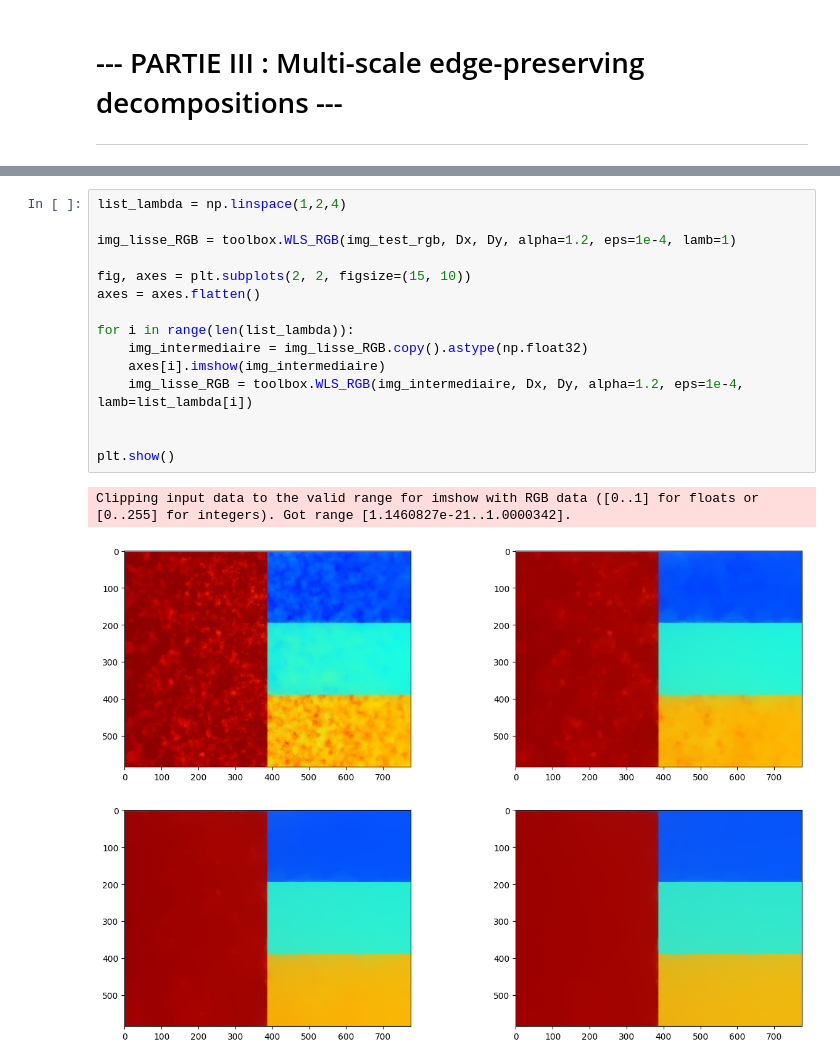
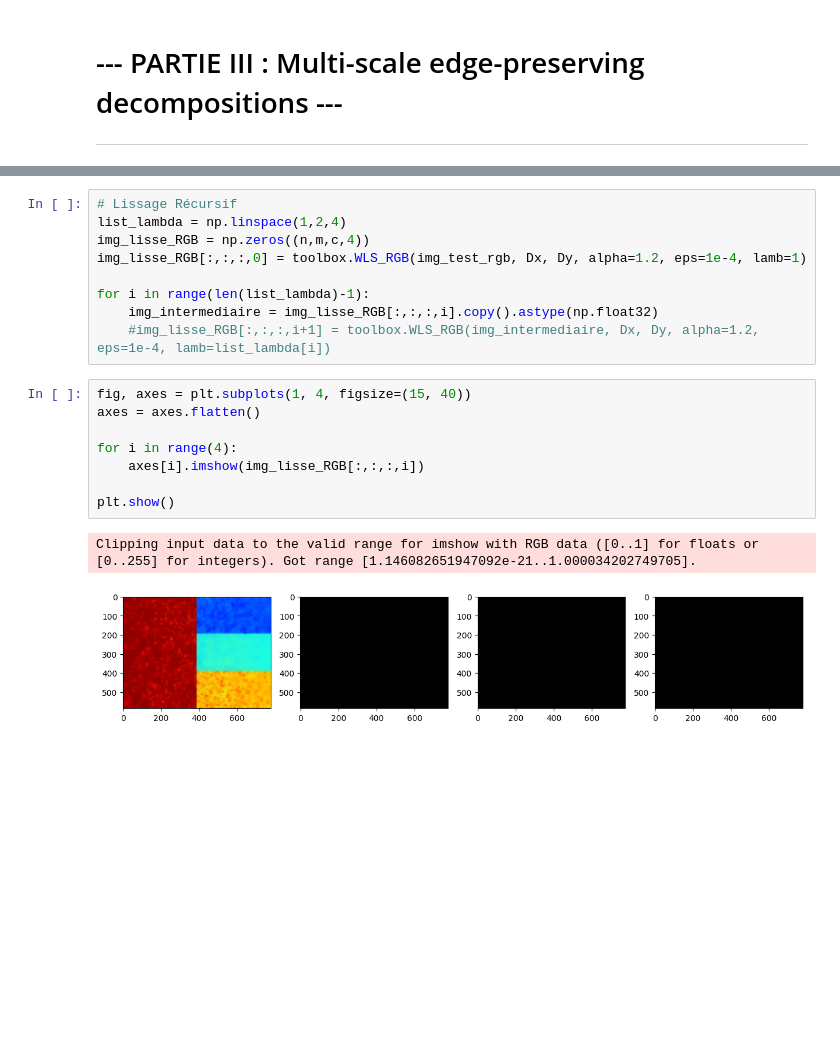
Before and after one commit to OiseauDesNuages/Projet_Image, a Jupyter notebook: projet.ipynb, the cells around one changed output, grey strips where cells are left out. Saved outputs shown, nothing was run; the diff lists cells and outputs as text; blank space fills up the shorter version.

```diff
--- a/projet.ipynb
+++ b/projet.ipynb
@@ -95,18 +88,20 @@ Clipping input data to the valid range for imshow with RGB data ([0..1] for floa
 # %%
+# Lissage Récursif
 list_lambda = np.linspace(1,2,4)
+img_lisse_RGB = np.zeros((n,m,c,4))
+img_lisse_RGB[:,:,:,0] = toolbox.WLS_RGB(img_test_rgb, Dx, Dy, alpha=1.2, eps=1e-4, lamb=1)
 
-img_lisse_RGB = toolbox.WLS_RGB(img_test_rgb, Dx, Dy, alpha=1.2, eps=1e-4, lamb=1)
-
-fig, axes = plt.subplots(2, 2, figsize=(15, 10))
-axes = axes.flatten()
-
-for i in range(len(list_lambda)):
-    img_intermediaire = img_lisse_RGB.copy().astype(np.float32)
-    axes[i].imshow(img_intermediaire)
-    img_lisse_RGB = toolbox.WLS_RGB(img_intermediaire, Dx, Dy, alpha=1.2, eps=1e-4, lamb=list_lambda[i])
-
-
-plt.show()
+for i in range(len(list_lambda)-1):
+    img_intermediaire = img_lisse_RGB[:,:,:,i].copy().astype(np.float32)
+    #img_lisse_RGB[:,:,:,i+1] = toolbox.WLS_RGB(img_intermediaire, Dx, Dy, alpha=1.2, eps=1e-4, lamb=list_lambda[i])
-# %% [output]
-Clipping input data to the valid range for imshow with RGB data ([0..1] for floats or [0..255] for integers). Got range [1.1460827e-21..1.0000342].
-[figure, removed]
+# %%
+fig, axes = plt.subplots(1, 4, figsize=(15, 40))
+axes = axes.flatten()
+
+for i in range(4):
+    axes[i].imshow(img_lisse_RGB[:,:,:,i])
+
+plt.show()
+# %% [output]
+Clipping input data to the valid range for imshow with RGB data ([0..1] for floats or [0..255] for integers). Got range [1.146082651947092e-21..1.000034202749705].
+[figure, added]
```
Also changed, not shown: parts of 16 cells of this notebook, 2 other files.
